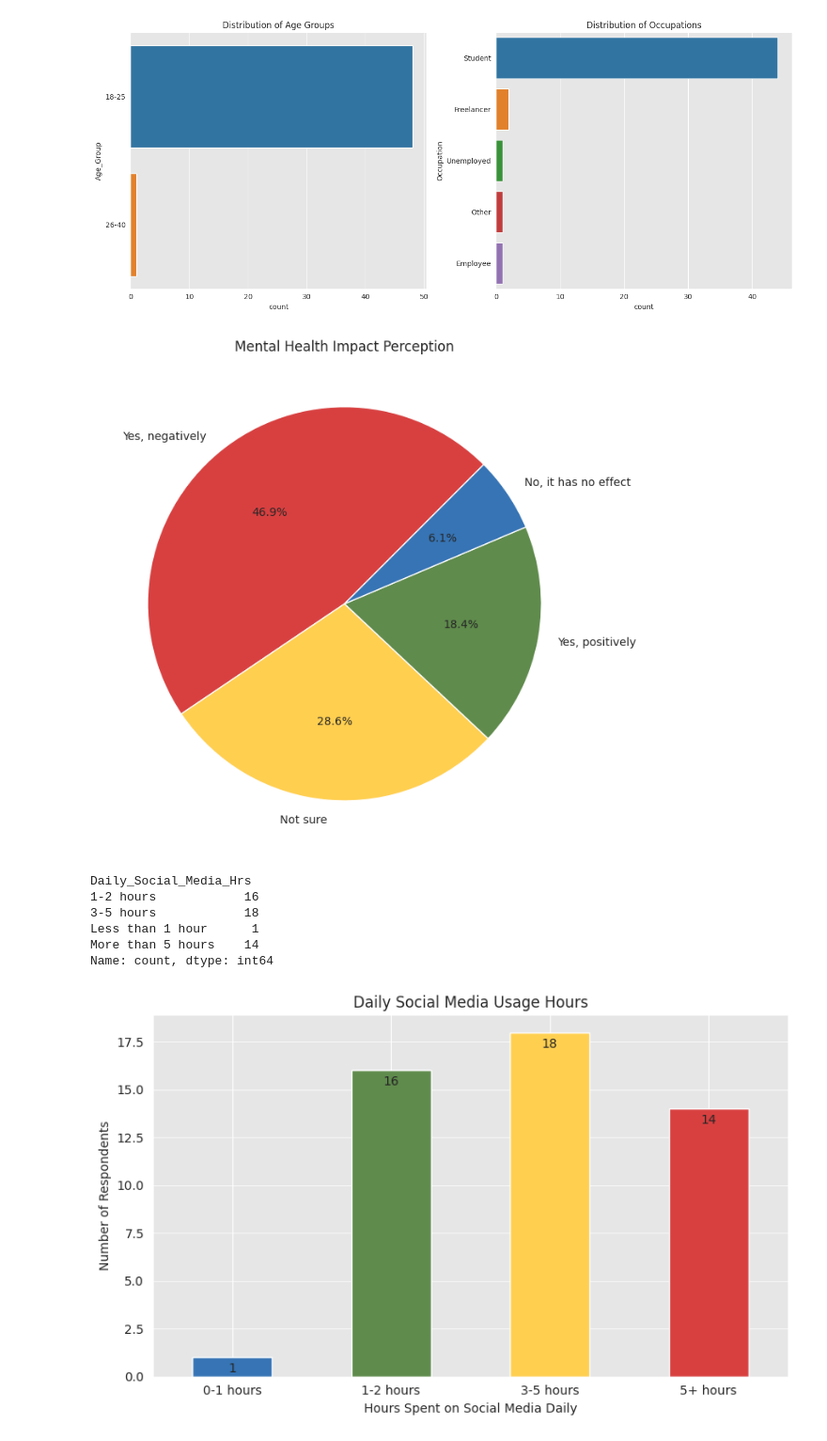
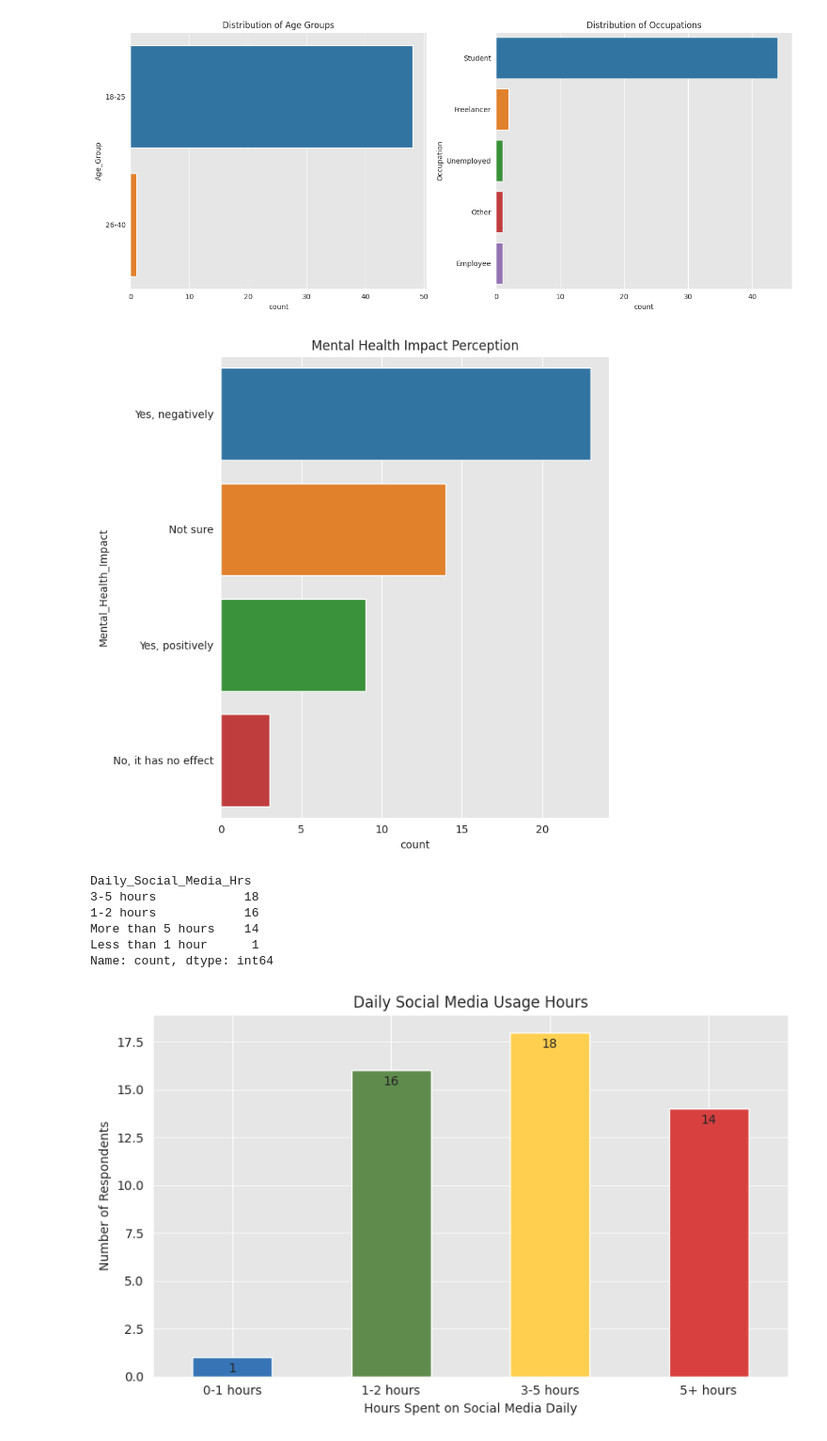
Before and after one commit to abhik-b/Social-Media-Impact-EDA, a Jupyter notebook: social-media-aspect-eda.ipynb, the cells around one changed output. Shown at 94% size. Drawn from its saved outputs; the diff is of its cells as text; code cells hidden in the pictures.

Commit message:
Kaggle Notebook | Social Media Aspect EDA | Version 4

```diff
--- a/social-media-aspect-eda.ipynb
+++ b/social-media-aspect-eda.ipynb
@@ -148,26 +163,27 @@ plt.show()
 # %%
 # The colors will be applied in the order of the data
 colors = ['#D84040', '#FFCF50', '#5F8B4C','#3674B5']
 
 plt.figure(figsize=(7,7))
 
-target_counts = df_filled['Mental_Health_Impact'].value_counts()
-plt.pie(target_counts, labels=target_counts.index, colors=colors, autopct='%1.1f%%', startangle=45)
+# target_counts = df_filled['Mental_Health_Impact'].value_counts()
+# plt.pie(target_counts, labels=target_counts.index, colors=colors, autopct='%1.1f%%', startangle=45)
+sns.countplot(y=df_filled['Mental_Health_Impact'])
 plt.title('Mental Health Impact Perception')
 
 plt.tight_layout()
 plt.show()
 # %% [output]
-[figure, old version]
+[figure, new version]
 # %%
-daily_hour_count=df_filled['Daily_Social_Media_Hrs'].value_counts().sort_index()
+daily_hour_count=df_filled['Daily_Social_Media_Hrs'].value_counts()
 daily_hour_count
 # %% [output]
 Daily_Social_Media_Hrs
+3-5 hours            18
 1-2 hours            16
-3-5 hours            18
+More than 5 hours    14
 Less than 1 hour      1
-More than 5 hours    14
 Name: count, dtype: int64
 # %%
 # To maintain the consistency of this column, replacing of certain values is necessary
```
Also changed, not shown: parts of 20 cells of this notebook.
